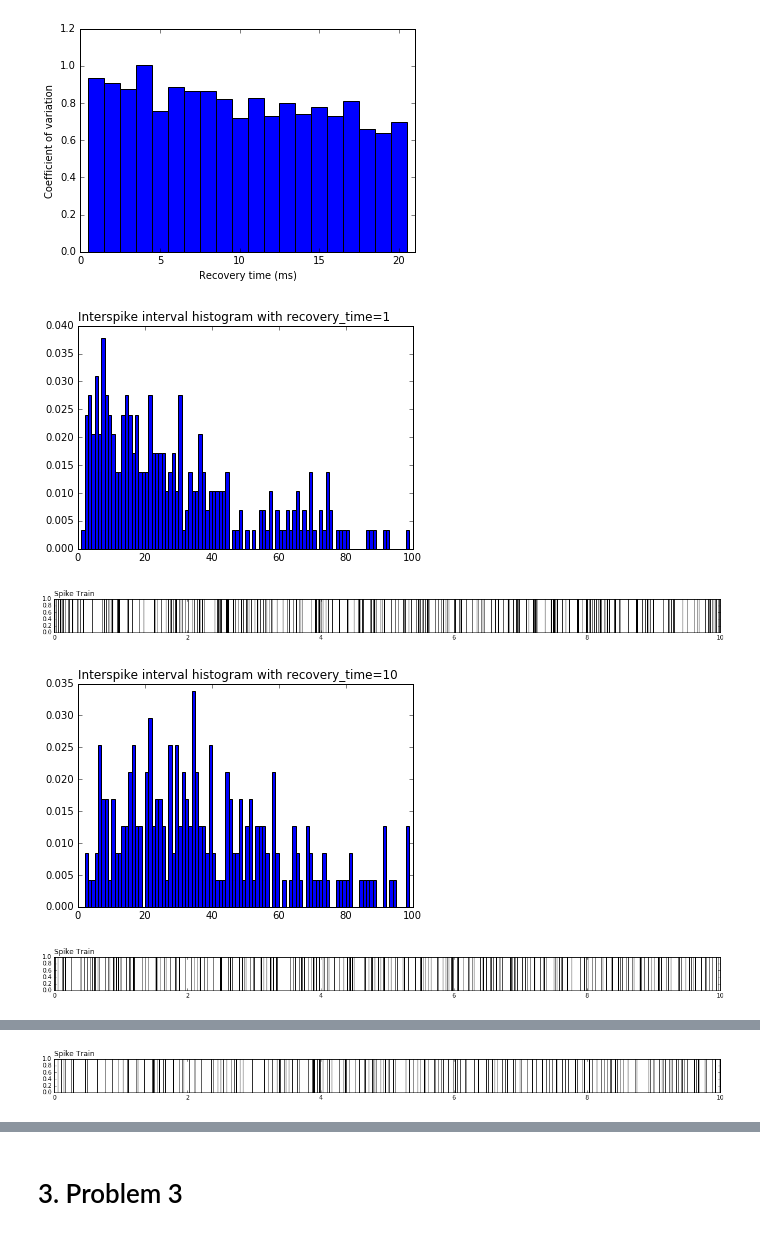
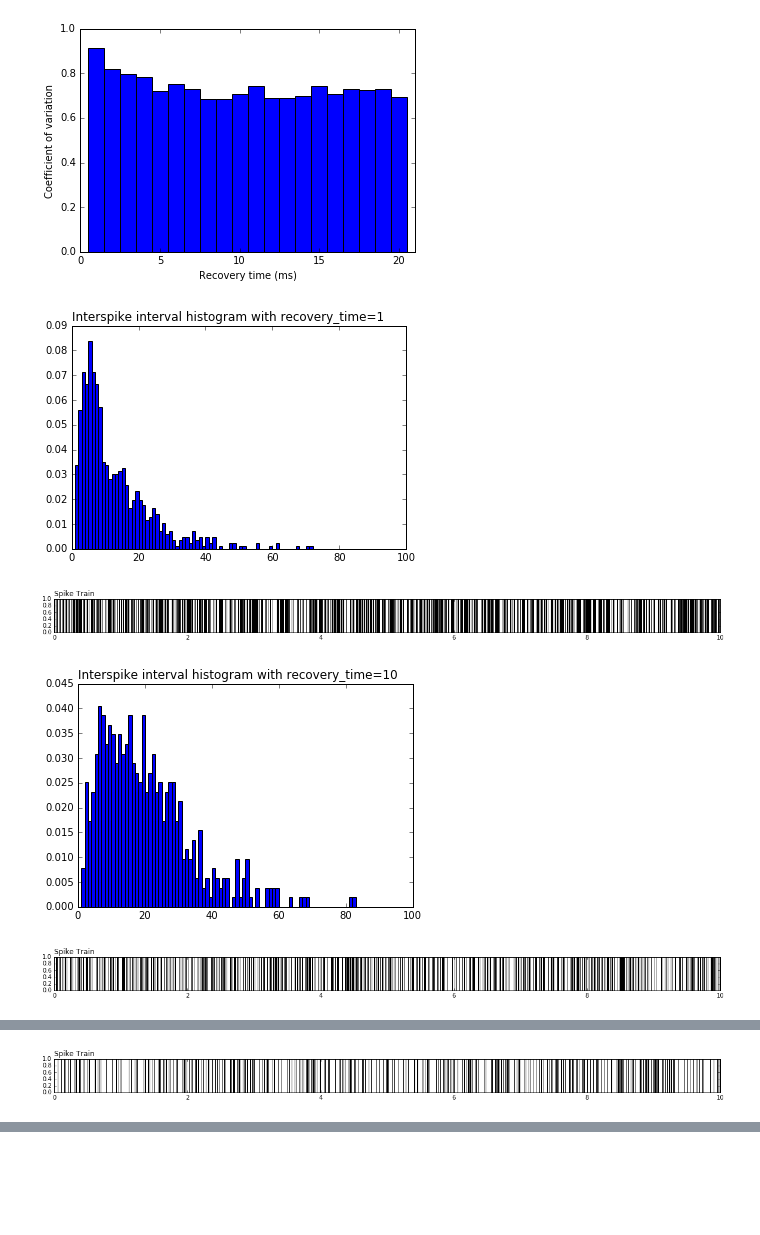
Before and after one commit to phvu/theoretical-neuroscience, a Jupyter notebook: python/Chapter 01.ipynb, the cells around one changed output, grey strips where cells are left out. Saved outputs shown, nothing was run; the diff lists cells and outputs as text; code cells hidden in the pictures; blank space fills up the shorter version.

```diff
--- a/python/Chapter 01.ipynb
+++ b/python/Chapter 01.ipynb
@@ -56,34 +59,34 @@ Add a refractory period to the Poisson spike generator by allowing the firing ra
 Solve the ODE, we get r(t) = r0 - r0 * exp(-t / tau)
 # %%
 def p2():
-    max_rate = 30
+    max_rate = 100
     duration = 10
 
     recovery_times = range(1, 21)
     all_spikes = [spike_generators
                   .HomogeneousPoissonGeneratorWithRefractory(max_rate, t).generate(duration) for t in recovery_times]
     cv = [s.coefficient_variation() for s in all_spikes]
     plt.figure()
     plt.bar([x-0.5 for x in recovery_times], cv, width=1, bottom=0)
     plt.xlabel('Recovery time (ms)')
     plt.ylabel('Coefficient of variation')
     plt.xlim(0, 21)
 
     for t in [0, 9, 19]:
         util.plot_interspike_interval_histogram(all_spikes[t],
                                             title='Interspike interval ' +
                                              'histogram with recovery_time={}'.format(recovery_times[t]))
         util.plot_spikes(all_spikes[t], figsize=(20, 1))
 
     plt.show()
 
     print("Fano factor for counting intervals in [0, 100] ms when recovery time is 10ms: \n{}".format(
             all_spikes[9].fano_factor(np.arange(1, 100))))
 
 p2()
 # %% [output]
-[figure, old version]
+[figure, new version]
-[figure, old version]
+[figure, new version]
-[figure, old version]
+[figure, new version]
-[figure, old version]
+[figure, new version]
-[figure, old version]
+[figure, new version]
@@ -91,2 +94,2 @@ p2()
-[figure, old version]
+[figure, new version]
 Fano factor for counting intervals in [0, 100] ms when recovery time is 10ms:
@@ -110,2 +112,0 @@ Fano factor for counting intervals in [0, 100] ms when recovery time is 10ms:
-# %% [markdown]
-# 3. Problem 3
```
Also changed, not shown: parts of 7 cells of this notebook, 3 other files.
